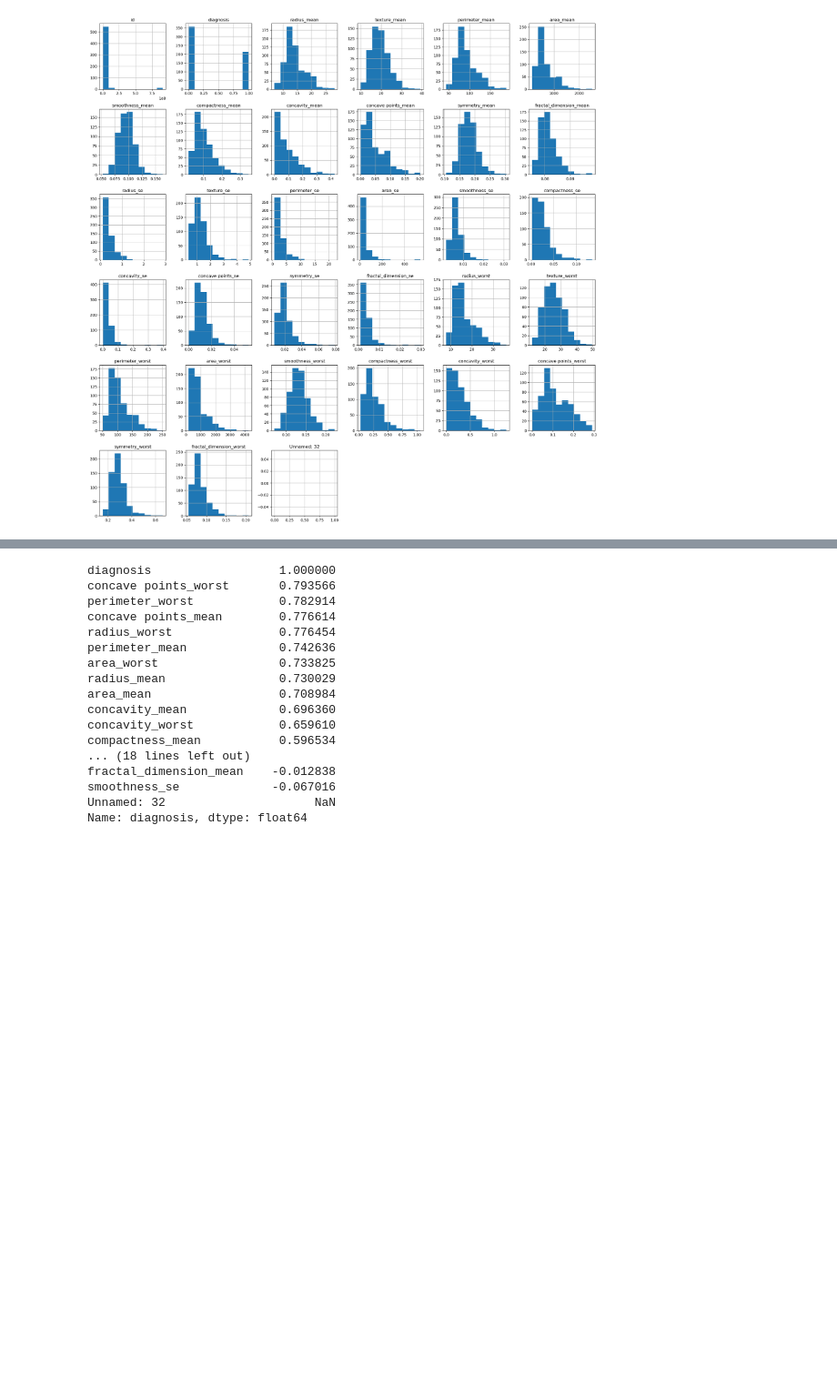
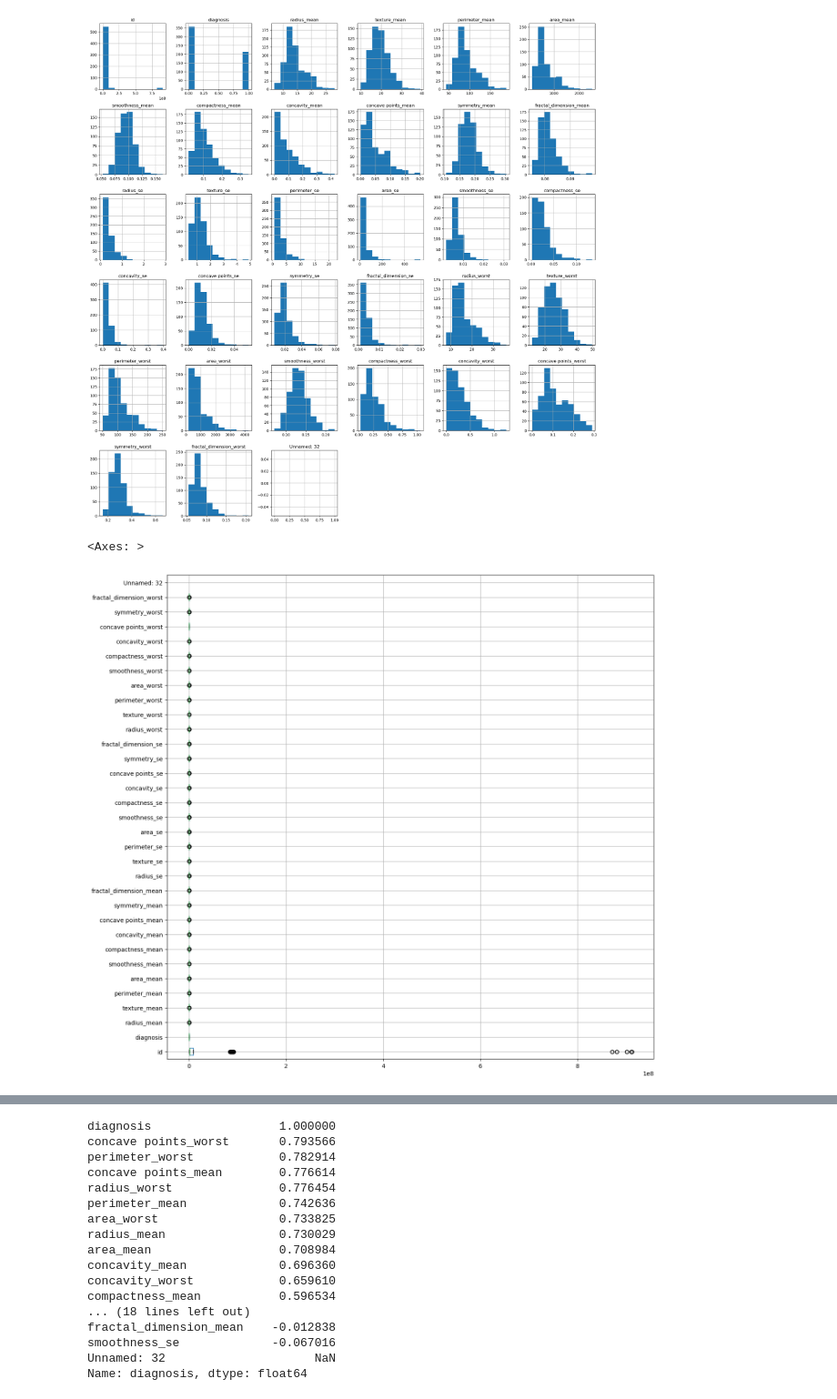
Before and after one commit to Sangeetha-Thirunaukarasu/Machine_Learning, a Jupyter notebook: breast_cancer_ML.ipynb, the cells around one changed output, grey strips where cells are left out. Shown at 91% size. Saved outputs shown, nothing was run; the diff lists cells and outputs as text; code cells hidden in the pictures; blank space fills up the shorter version.

```diff
--- a/breast_cancer_ML.ipynb
+++ b/breast_cancer_ML.ipynb
@@ -106,3 +114,9 @@ data.hist()
 plt.show()
 # %% [output]
 [figure]
+# %%
+#boxplot to view the distribution
+data.boxplot(figsize=(15,15),vert=False)
+# %% [output]
+<Axes: >
+[figure, added]
```
Also changed, not shown: parts of 83 cells of this notebook.
